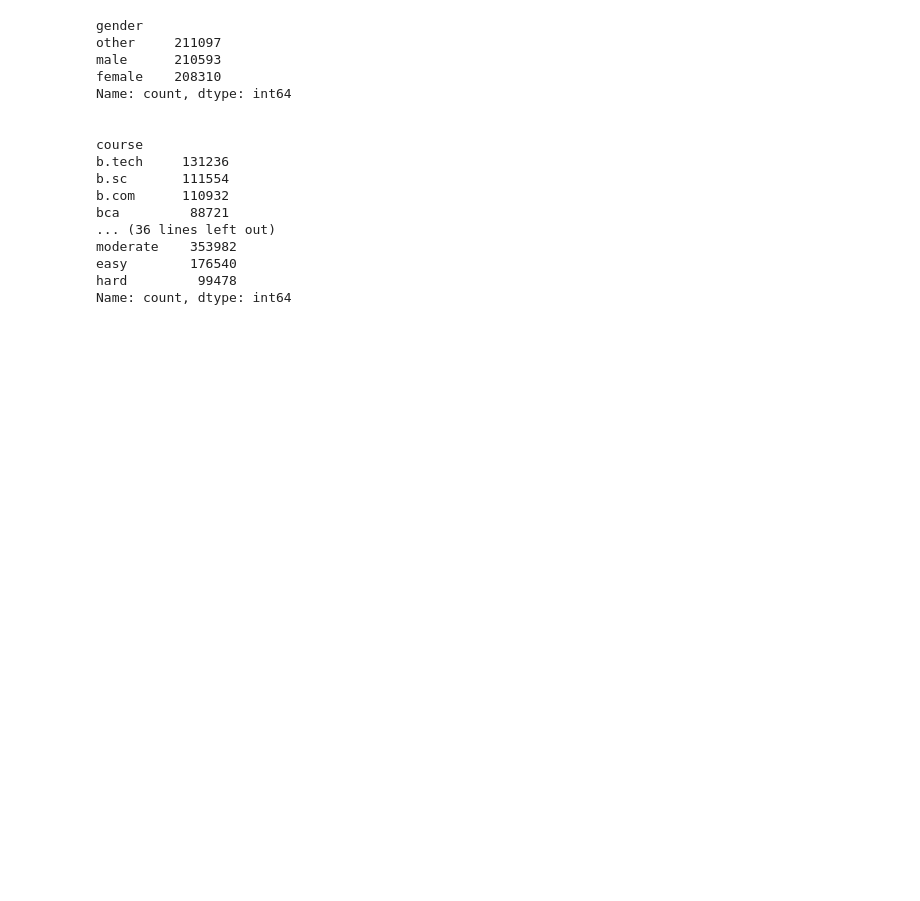
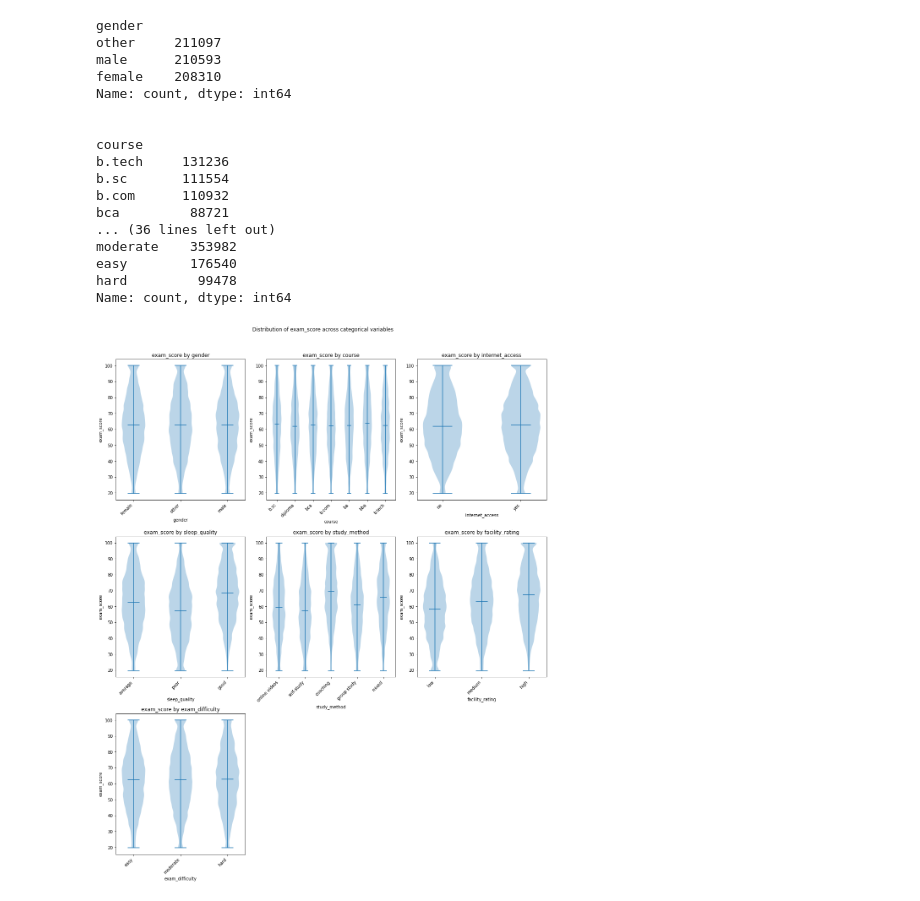
Before and after one commit to rfrost1/kaggle-playground-6-1, a Jupyter notebook: src/analysis.ipynb, the cells around one changed output. Saved outputs shown, nothing was run; the diff lists cells and outputs as text; code cells hidden in the pictures; blank space fills up the shorter version.

Commit message:
Addition of descriptives against the dependent variable

```diff
--- a/src/analysis.ipynb
+++ b/src/analysis.ipynb
@@ -82,3 +102,33 @@ moderate    353982
 easy        176540
 hard         99478
 Name: count, dtype: int64
+# %%
+# Violin plots for the categorical variables against exam_score
+cat_cols = data_train.select_dtypes(include="object").columns
+target = "exam_score"
+
+fig, axes = plt.subplots(3, math.ceil(len(cat_cols)/3), figsize=(5 * math.ceil(len(cat_cols)/3), 18))
+
+axes = axes.flatten()  # Convert 2D array to 1D
+
+for i, col in enumerate(cat_cols):
+    ax = axes[i]
+    categories = data_train[col].dropna().unique()
+    data = [data_train[data_train[col] == cat][target].dropna() for cat in categories]
+
+    ax.violinplot(data, positions=range(len(categories)), showmedians=True)
+    ax.set_xticks(range(len(categories)))
+    ax.set_xticklabels(categories, rotation=45, ha="right")
+    ax.set_title(f"{target} by {col}")
+    ax.set_ylabel(target)
+    ax.set_xlabel(col)
+
+# Hide any unused subplots
+for j in range(len(cat_cols), len(axes)):
+    axes[j].set_visible(False)
+
+plt.suptitle(f"Distribution of {target} across categorical variables", y=1.02)
+plt.tight_layout()
+plt.show()
+# %% [output]
+[figure, added]
```
Also changed, not shown: parts of 3 cells of this notebook.
